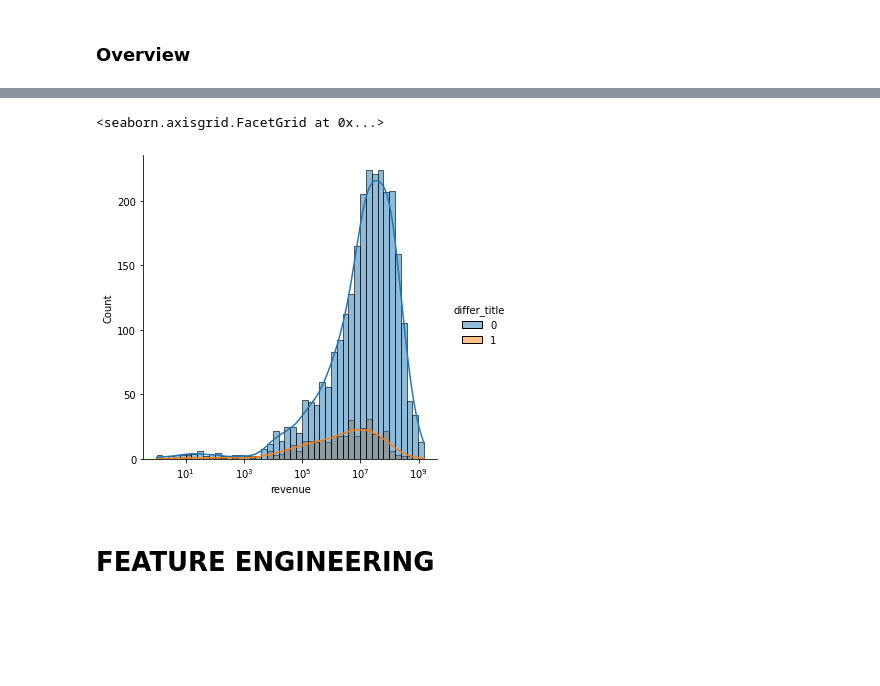
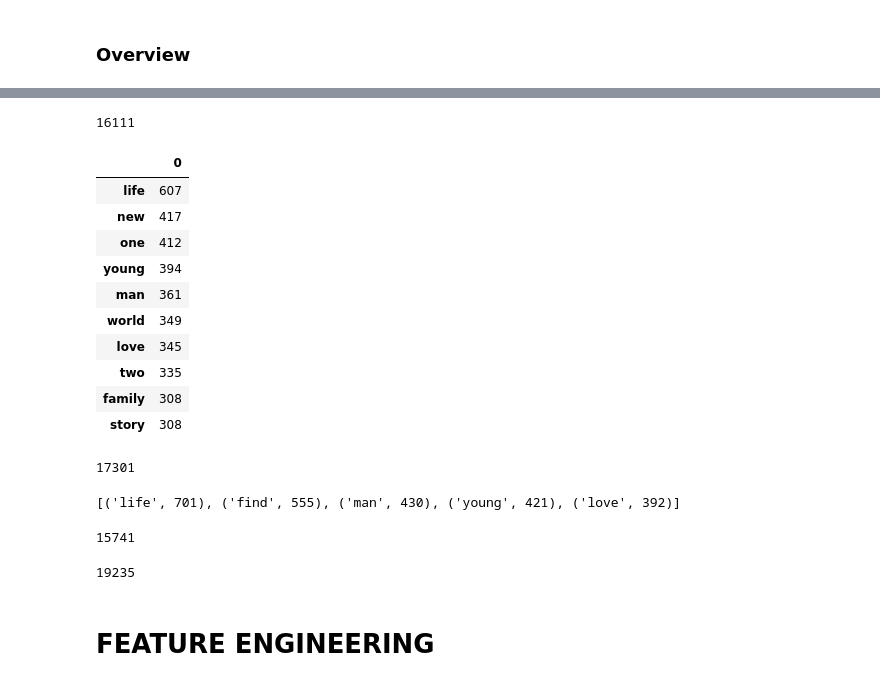
Before and after one commit to d0bando/Personal-Projects, a Jupyter notebook: Box_Office_Competition.ipynb, the cells around one changed output, grey strips where cells are left out. Saved outputs shown, nothing was run; the diff lists cells and outputs as text; code cells hidden in the pictures; blank space fills up the shorter version.

```diff
--- a/Box_Office_Competition.ipynb
+++ b/Box_Office_Competition.ipynb
@@ -2019,11 +2019,14 @@ train[nlp_cols].head(1)
 # %% [markdown]
 ### Overview
 # %%
+import nltk
+from nltk.corpus import stopwords
+stopw=stopwords.words('english')
 from wordcloud import WordCloud
-doc = " ".join(train.overview.fillna(""))
+text = " ".join(train.overview.fillna(""))
 
-fig, ax = plt.subplots(figsize = (12, 12))
-wordcloud = WordCloud(max_font_size=None, background_color='white', width=1200, height=1000,).generate(doc)
-# plt.imshow(wordcloud)
-wordcloud.words_
+# fig, ax = plt.subplots(figsize = (12, 12))
+wordcloud = WordCloud(max_font_size=None, background_color='white', width=1200, height=1000,stopwords=stopw).process_text(text)
+# # plt.imshow(wordcloud)
+sorted(wordcloud.items(),key=lambda k:k[1],reverse=True)[:10]
 # %% [output]
@@ -2054,5 +2043,29 @@ vectorizer.vocabulary_
-# %%
-sns.displot(data=Xy, x="revenue",hue="differ_title", log_scale=True,kde=True)
-# %% [output]
-<seaborn.axisgrid.FacetGrid at 0x...>
-[figure, removed]
+# %%
+len(wordcloud)
+# %% [output]
+16111
+# %%
+from sklearn.feature_extraction.text import CountVectorizer
+vectorizer = CountVectorizer(stop_words=stopw)
+matrix = vectorizer.fit_transform([text])
+counts = pd.DataFrame(matrix.toarray(),
+                      columns=vectorizer.get_feature_names())
+
+# Show us the top 10 most common words
+counts.T.sort_values(by=0, ascending=False).head(10)
+# %% [output]
+|  | 0 |
+| life | 607 |
+| new | 417 |
+| one | 412 |
+| young | 394 |
+| man | 361 |
+| world | 349 |
+| love | 345 |
+| two | 335 |
+| family | 308 |
+| story | 308 |
+# %%
+len(counts.T)
+# %% [output]
+17301
@@ -2059,3 +2074,22 @@ sns.displot(data=Xy, x="revenue",hue="differ_title", log_scale=True,kde=True)
+# %%
+from collections import Counter
+words = [token.text for token in doc if token.is_stop != True and token.is_punct != True]
+word_freq = Counter(words)
+common_words = word_freq.most_common(5)
+lemmas = [token.lemma_ for token in doc if token.is_stop != True and token.is_punct != True]
+lemma_freq = Counter(lemmas)
+common_lemmas = lemma_freq.most_common(5)
+common_lemmas
+# %% [output]
+[('life', 701), ('find', 555), ('man', 430), ('young', 421), ('love', 392)]
+# %%
+len(lemma_freq)
+# %% [output]
+15741
+# %%
+len(word_freq)
+# %% [output]
+19235
 # %% [markdown]
 # **FEATURE ENGINEERING**
 # %% [markdown]
```
Also changed, not shown: parts of 3 cells of this notebook.
